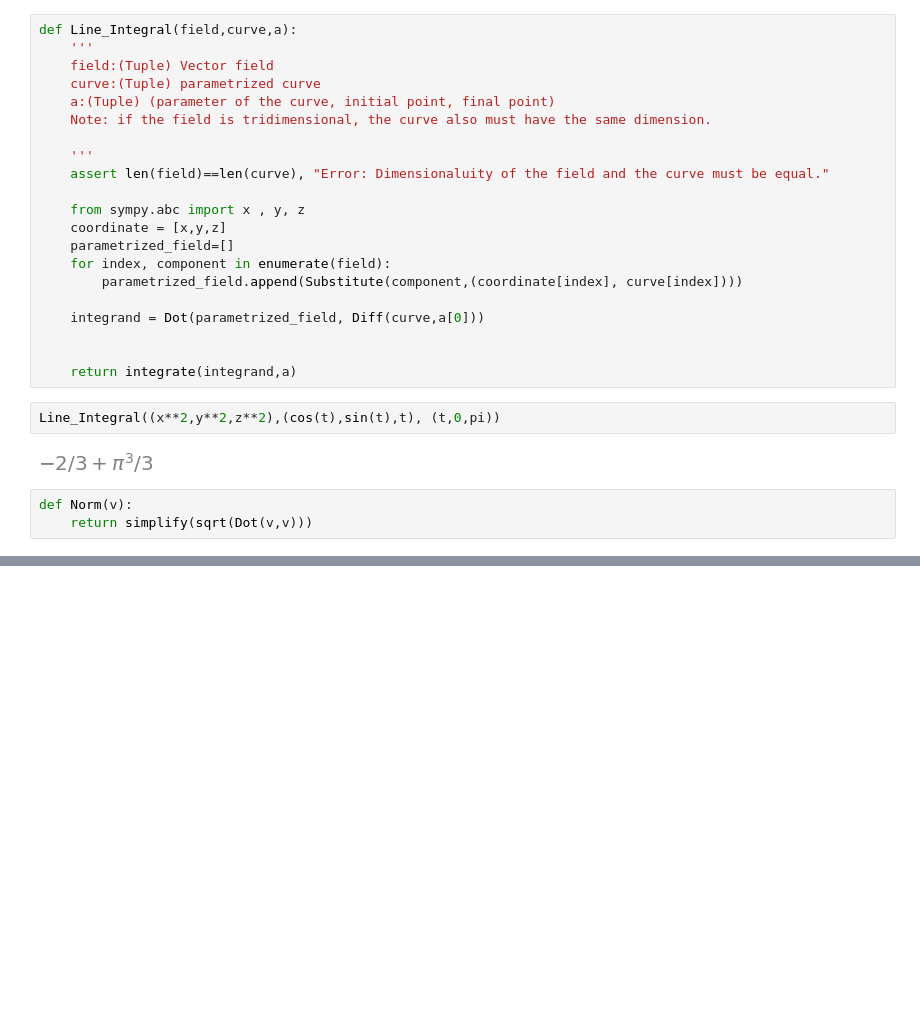
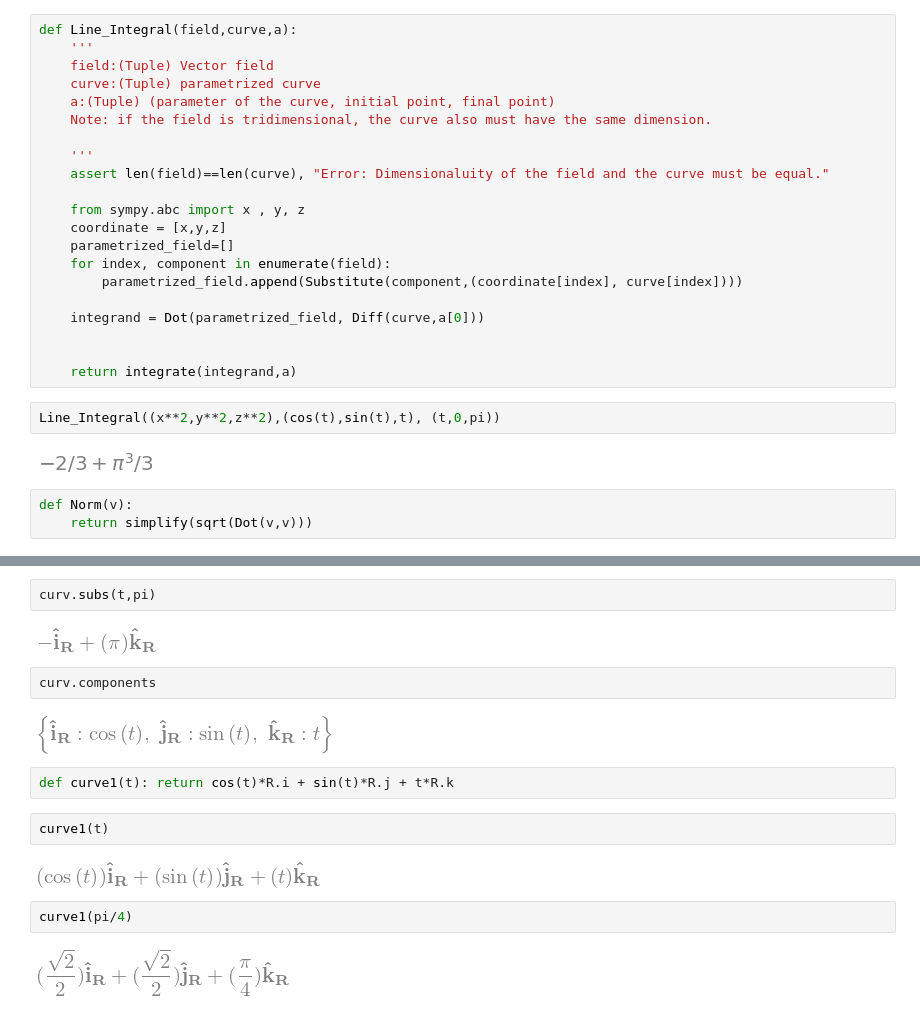
Before and after one commit to vnikoofard/vector-calculus-with-computer, a Jupyter notebook: Sympy/AV-checking.ipynb, the cells around one changed output, grey strips where cells are left out. Drawn from its saved outputs; the diff is of its cells as text; blank space fills up the shorter version.

```diff
--- a/Sympy/AV-checking.ipynb
+++ b/Sympy/AV-checking.ipynb
@@ -388,0 +406,18 @@ Surface_Integral((x**2,y**2,z**2),(sin(phi)*cos(theta) , sin(phi)*sin(theta), co
+# %%
+curv.subs(t,pi)
+# %% [output]
+[figure, added]
+# %%
+curv.components
+# %% [output]
+[figure, added]
+# %%
+def curve1(t): return cos(t)*R.i + sin(t)*R.j + t*R.k
+# %%
+curve1(t)
+# %% [output]
+[figure, added]
+# %%
+curve1(pi/4)
+# %% [output]
+[figure, added]
```
Also changed, not shown: parts of 30 cells of this notebook, 1 other file.
